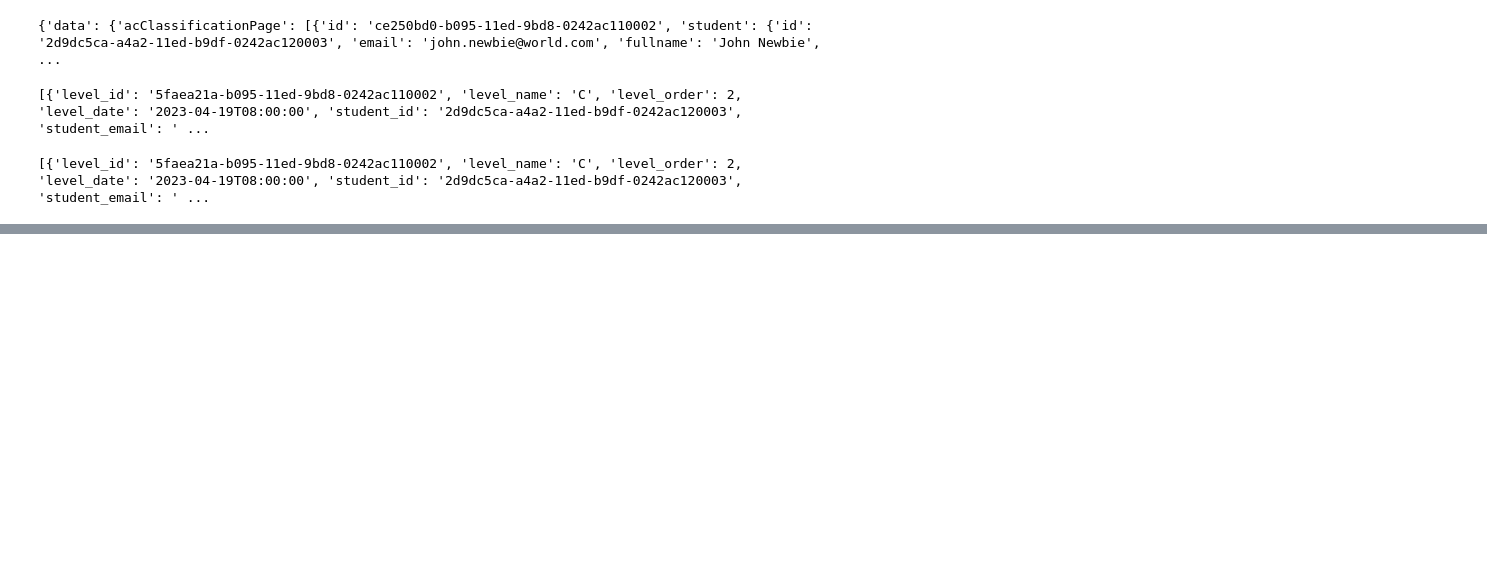
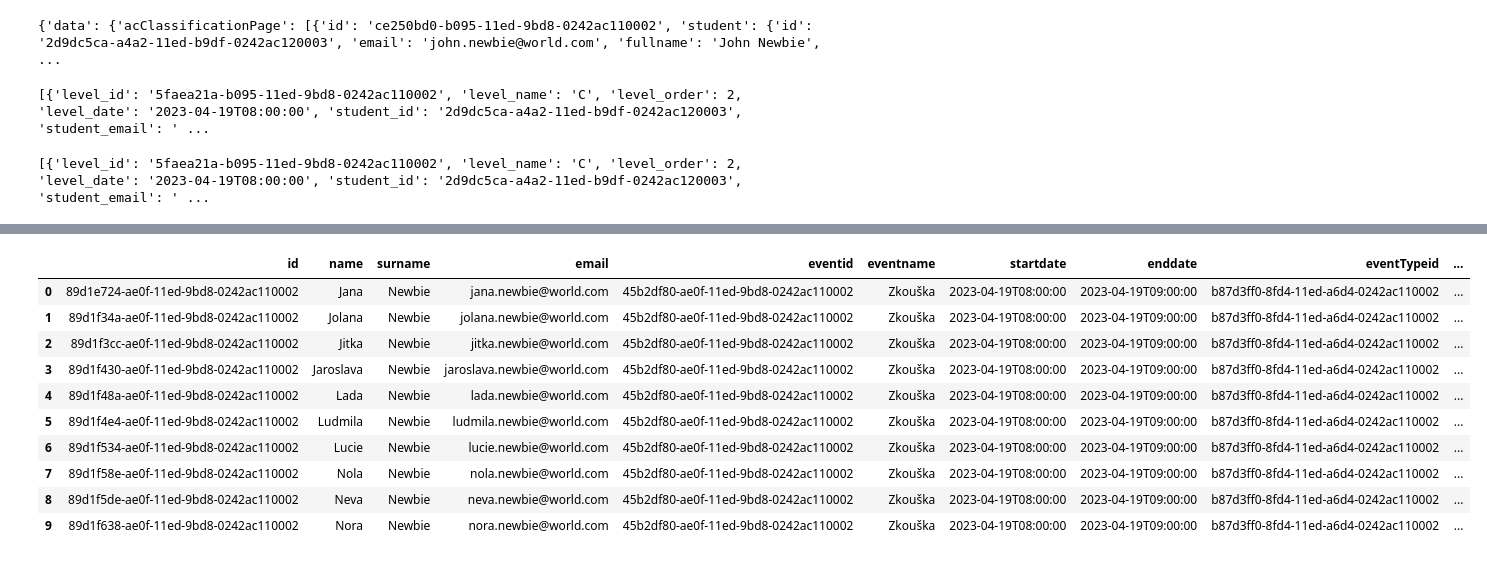
Before and after one commit to r0zehnal0vak/Contingency-table, a Jupyter notebook: main.ipynb, the cells around one changed output, grey strips where cells are left out. Cells and saved outputs as stored; diff of their text form; code cells hidden in the pictures; blank space fills up the shorter version.

```diff
--- a/main.ipynb
+++ b/main.ipynb
@@ -96,0 +140,7 @@ with open("grouped_data.json", "w") as json_file:
+# %%
+# data z druhého dotazu
+
+with open('data2.json', 'r') as file:
+    data = json.load(file)
+
+print(data)
@@ -96,0 +287,84 @@ with open("grouped_data.json", "w") as json_file:
+# %%
+username = "john.newbie@world.com"
+password = "john.newbie@world.com"
+
+
+### TODO
+
+queryStr = """
+{
+  result: userPage(
+    where: {memberships: {group: {name: {_ilike: "%uni%"}}}}
+  ) {
+    id
+    email
+    name
+    surname
+    presences {
+      event {
+        id
+        name
+        startdate
+        enddate
+        eventType {
+          id
+          name
+        }
+      }
+      presenceType {
+        id
+        name
+      }
+    }
+  }
+}
+"""
+
+mappers = {
+    "id": "id",
+    "name": "name",
+    "surname": "surname",
+    "email": "email",
+    "eventid": "presences.event.id",
+    "eventname": "presences.event.name",
+    # "eventduration": "presences.event.duration",
+    "startdate": "presences.event.startdate",
+    "enddate": "presences.event.enddate",
+    "eventTypeid": "presences.event.eventType.id",
+    "eventTypename": "presences.event.eventType.name",
+    "presenceTypeid": "presences.presenceType.id",
+    "presenceTypename": "presences.presenceType.name"
+}
+
+import pandas as pd
+def toTable(data):
+    return pd.DataFrame(data)
+
+async def fullPipe():
+    global pandasData
+    token = await getToken(username, password)
+    qfunc = query(queryStr, token)
+    response = await qfunc({})
+
+    data = response.get("data", None)
+    result = data.get("result", None)
+
+    flatData = flatten(result, {}, mappers)
+    pandasData = toTable(flatData)
+    return pandasData
+
+await fullPipe()
+
+# print(list(flatData))
+# %% [output]
+|  | id | name | surname | email | eventid | eventname | startdate | enddate | eventTypeid | ... |
+| 0 | 89d1e724-ae0f-11ed-9bd8-0242ac110002 | Jana | Newbie | jana.newbie@world.com | 45b2df80-ae0f-11ed-9bd8-0242ac110002 | Zkouška | 2023-04-19T08:00:00 | 2023-04-19T09:00:00 | b87d3ff0-8fd4-11ed-a6d4-0242ac110002 | ... |
+| 1 | 89d1f34a-ae0f-11ed-9bd8-0242ac110002 | Jolana | Newbie | jolana.newbie@world.com | 45b2df80-ae0f-11ed-9bd8-0242ac110002 | Zkouška | 2023-04-19T08:00:00 | 2023-04-19T09:00:00 | b87d3ff0-8fd4-11ed-a6d4-0242ac110002 | ... |
+| 2 | 89d1f3cc-ae0f-11ed-9bd8-0242ac110002 | Jitka | Newbie | jitka.newbie@world.com | 45b2df80-ae0f-11ed-9bd8-0242ac110002 | Zkouška | 2023-04-19T08:00:00 | 2023-04-19T09:00:00 | b87d3ff0-8fd4-11ed-a6d4-0242ac110002 | ... |
+| 3 | 89d1f430-ae0f-11ed-9bd8-0242ac110002 | Jaroslava | Newbie | jaroslava.newbie@world.com | 45b2df80-ae0f-11ed-9bd8-0242ac110002 | Zkouška | 2023-04-19T08:00:00 | 2023-04-19T09:00:00 | b87d3ff0-8fd4-11ed-a6d4-0242ac110002 | ... |
+| 4 | 89d1f48a-ae0f-11ed-9bd8-0242ac110002 | Lada | Newbie | lada.newbie@world.com | 45b2df80-ae0f-11ed-9bd8-0242ac110002 | Zkouška | 2023-04-19T08:00:00 | 2023-04-19T09:00:00 | b87d3ff0-8fd4-11ed-a6d4-0242ac110002 | ... |
+| 5 | 89d1f4e4-ae0f-11ed-9bd8-0242ac110002 | Ludmila | Newbie | ludmila.newbie@world.com | 45b2df80-ae0f-11ed-9bd8-0242ac110002 | Zkouška | 2023-04-19T08:00:00 | 2023-04-19T09:00:00 | b87d3ff0-8fd4-11ed-a6d4-0242ac110002 | ... |
+| 6 | 89d1f534-ae0f-11ed-9bd8-0242ac110002 | Lucie | Newbie | lucie.newbie@world.com | 45b2df80-ae0f-11ed-9bd8-0242ac110002 | Zkouška | 2023-04-19T08:00:00 | 2023-04-19T09:00:00 | b87d3ff0-8fd4-11ed-a6d4-0242ac110002 | ... |
+| 7 | 89d1f58e-ae0f-11ed-9bd8-0242ac110002 | Nola | Newbie | nola.newbie@world.com | 45b2df80-ae0f-11ed-9bd8-0242ac110002 | Zkouška | 2023-04-19T08:00:00 | 2023-04-19T09:00:00 | b87d3ff0-8fd4-11ed-a6d4-0242ac110002 | ... |
+| 8 | 89d1f5de-ae0f-11ed-9bd8-0242ac110002 | Neva | Newbie | neva.newbie@world.com | 45b2df80-ae0f-11ed-9bd8-0242ac110002 | Zkouška | 2023-04-19T08:00:00 | 2023-04-19T09:00:00 | b87d3ff0-8fd4-11ed-a6d4-0242ac110002 | ... |
+| 9 | 89d1f638-ae0f-11ed-9bd8-0242ac110002 | Nora | Newbie | nora.newbie@world.com | 45b2df80-ae0f-11ed-9bd8-0242ac110002 | Zkouška | 2023-04-19T08:00:00 | 2023-04-19T09:00:00 | b87d3ff0-8fd4-11ed-a6d4-0242ac110002 | ... |
```
Also changed, not shown: parts of 10 cells of this notebook, 2 other files.
